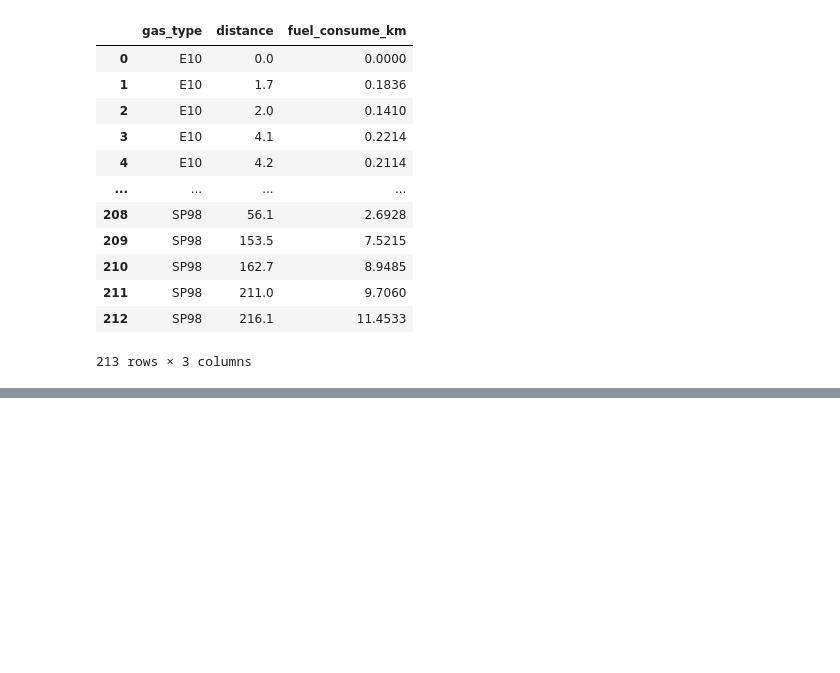
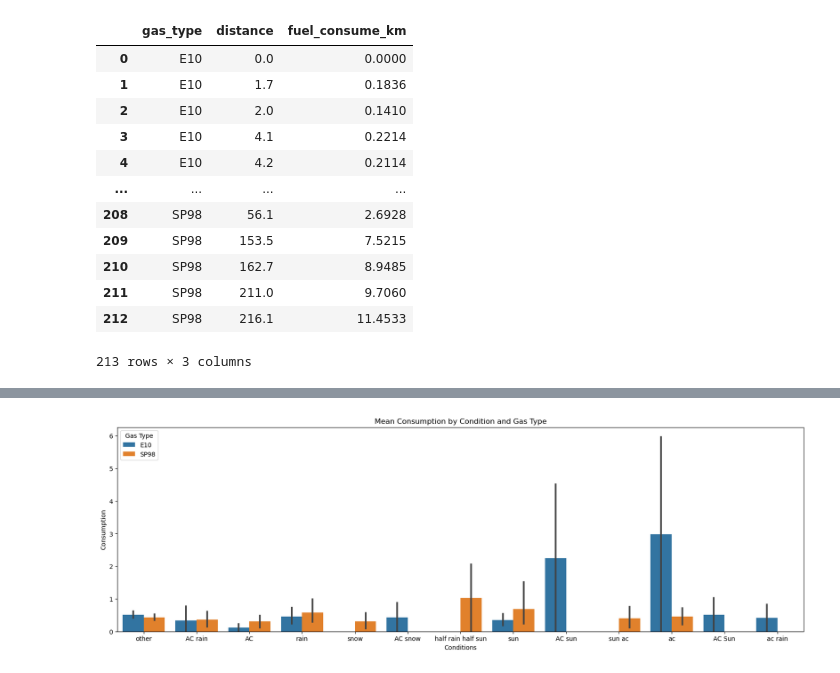
Before and after one commit to ironhack-edu/technical_challenge_DA, a Jupyter notebook: data/Visualizing_data.ipynb, the cells around one changed output, grey strips where cells are left out. Drawn from its saved outputs; the diff is of its cells as text; code cells hidden in the pictures; blank space fills up the shorter version.

```diff
--- a/data/Visualizing_data.ipynb
+++ b/data/Visualizing_data.ipynb
@@ -162,0 +129,10 @@ plt.show()
+# %%
+plt.figure(figsize=(20, 6))
+sns.barplot(x='specials', y='fuel_consume_km', hue='gas_type', data=data)
+plt.xlabel('Conditions')
+plt.ylabel('Consumption')
+plt.title('Mean Consumption by Condition and Gas Type')
+plt.legend(title='Gas Type')
+plt.show()
+# %% [output]
+[figure, added]
```
Also changed, not shown: parts of 14 cells of this notebook, 1 other file.
